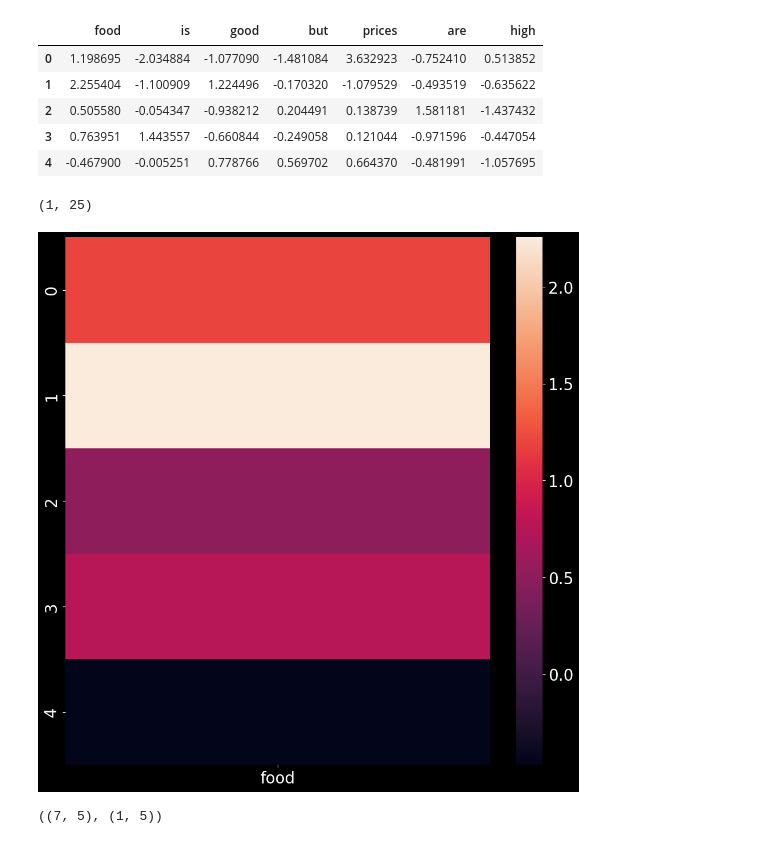
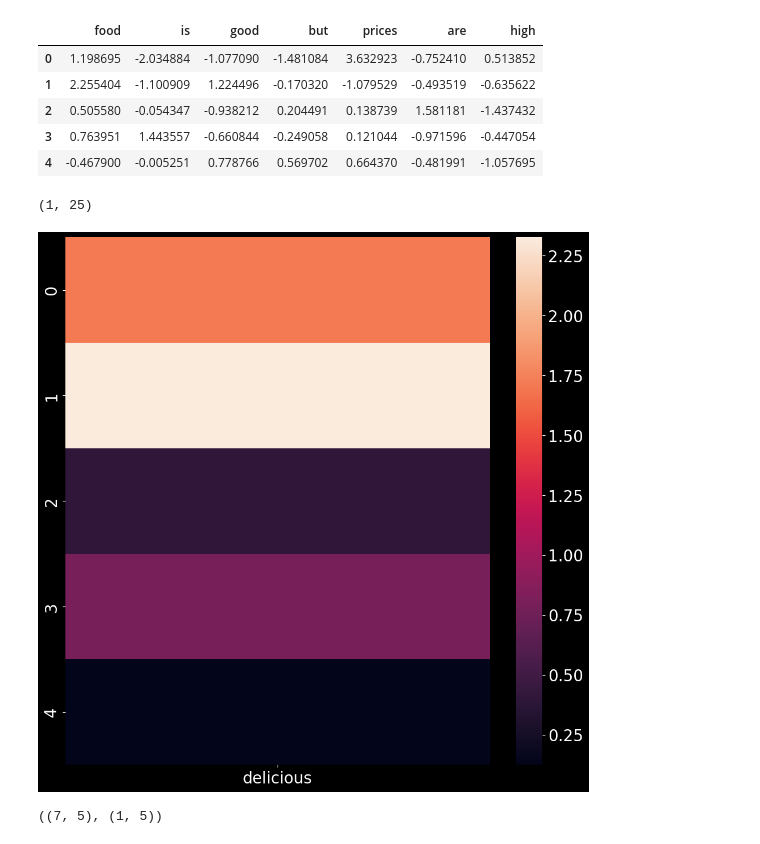
Before and after one commit to sanketmishra009/aiml, a Jupyter notebook: deepLearning/nlp/lectures/attention.ipynb, the cells around one changed output. Cells and saved outputs as stored; diff of their text form; code cells hidden in the pictures.

```diff
--- a/deepLearning/nlp/lectures/attention.ipynb
+++ b/deepLearning/nlp/lectures/attention.ipynb
@@ -47,16 +47,16 @@ vdf
 | 3 | 0.763951 | 1.443557 | -0.660844 | -0.249058 | 0.121044 | -0.971596 | -0.447054 |
 | 4 | -0.467900 | -0.005251 | 0.778766 | 0.569702 | 0.664370 | -0.481991 | -1.057695 |
 # %%
-qtext = 'food'
+qtext = 'delicious'
 query = glove[qtext].reshape(1 , -1)
 print(f"{query.shape}")
 query = pca.transform(query)
 qdf = pd.DataFrame(query.T , columns = [qtext])
 sns.heatmap(qdf)
 plt.show()
 # %% [output]
 (1, 25)
-[figure, old version]
+[figure, new version]
 # %%
 key.shape , query.shape
 # %% [output]
```
Also changed, not shown: parts of 8 cells of this notebook, 26 other files.
